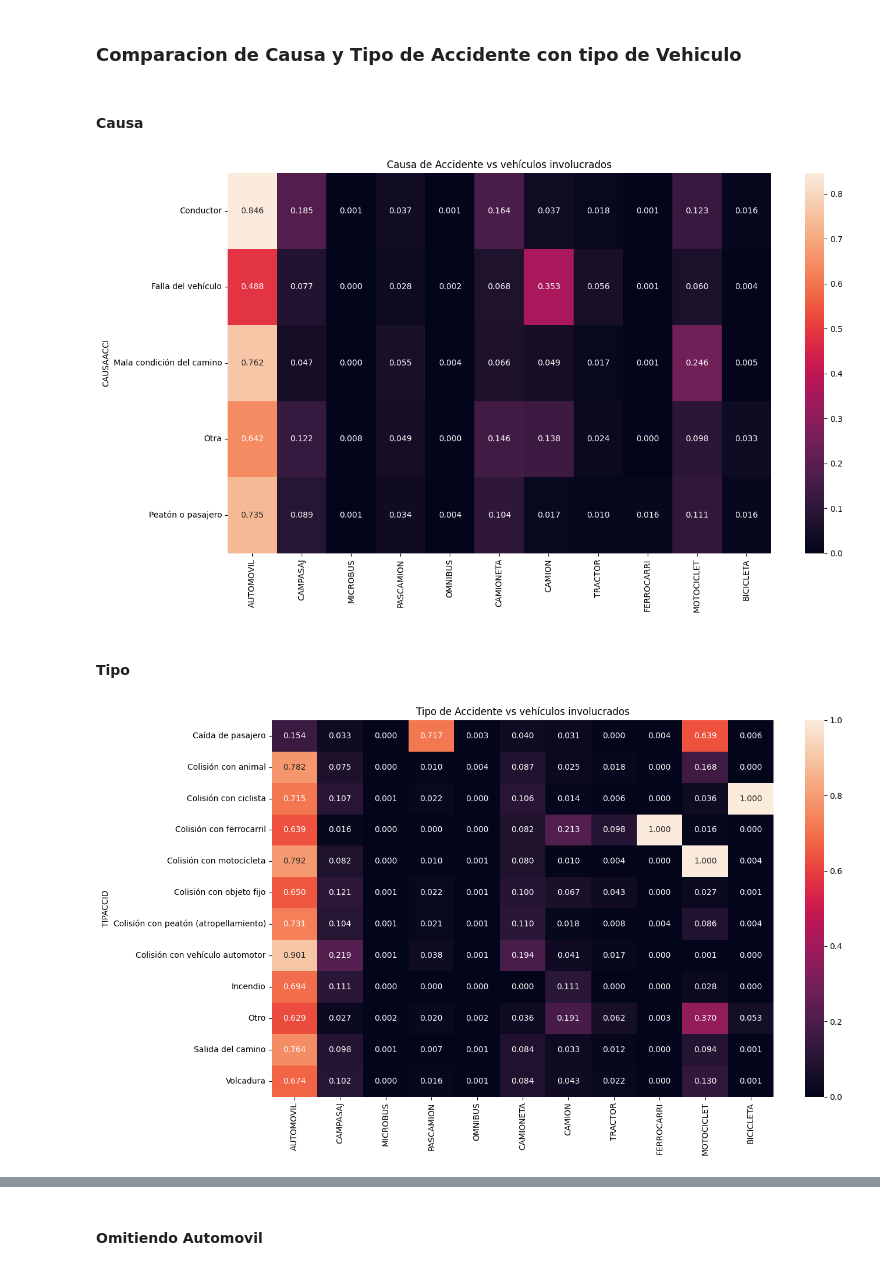
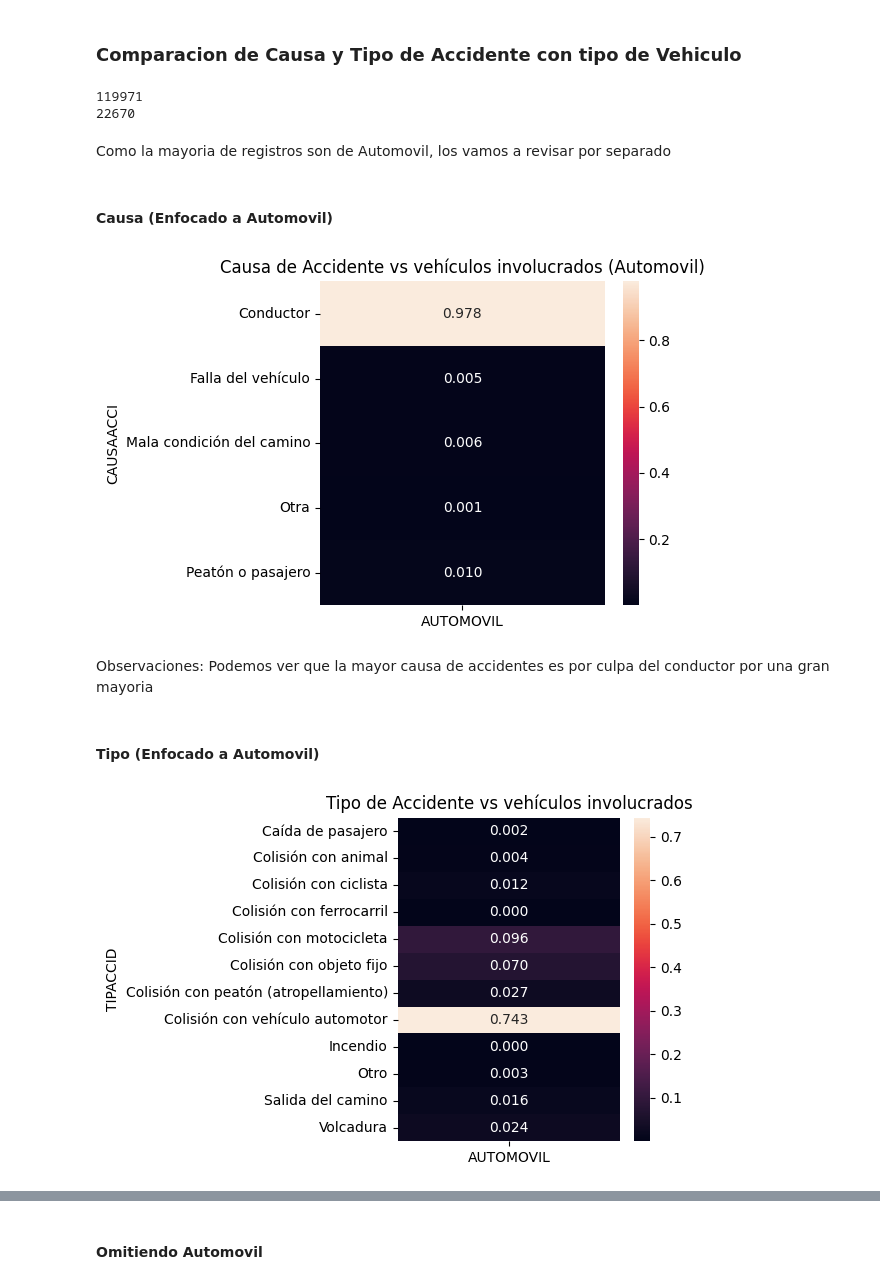
Before and after one commit to Mario-ACL/proyecto_ing_datos, a Jupyter notebook: notebooks/1.02-EDA-relations-1.ipynb, the cells around one changed output, grey strips where cells are left out. Drawn from its saved outputs; the diff is of its cells as text; code cells hidden in the pictures.

```diff
--- a/notebooks/1.02-EDA-relations-1.ipynb
+++ b/notebooks/1.02-EDA-relations-1.ipynb
@@ -180,0 +146,21 @@ for col in cat_cols:
+# %%
+cat_cols2 = [
+    'CAPAROD',
+    'SEXO',
+    'ALIENTO'
+]
+# Heatmaps
+for col in cat_cols2:
+
+    ct = pd.crosstab(
+        inegi_df['TIPACCID'],
+        inegi_df[col],
+        dropna=True,
+        normalize='columns'
+    )
+
+    plt.figure(figsize=(10, 6))
+    sns.heatmap(ct, annot=True, fmt=".3f")
+    plt.title(f"Tipo de accidente vs {col}")
+    plt.tight_layout()
+    plt.show()
@@ -182,17 +226,15 @@ for col in cat_cols:
 ### Observando relaciones con causa de accidente
 # %%
 # Columnas categóricas importantes
-cat_cols = [
+cat_cols3 = [
     'DIASEMANA',
-    'URBANA',
-    'SUBURBANA',
     'CAPAROD',
     'SEXO',
     'ALIENTO'
 ]
 
 # Heatmaps
-for col in cat_cols:
+for col in cat_cols3:
 
     ct = pd.crosstab(
         inegi_df['CAUSAACCI'],
@@ -216,11 +286,18 @@ for col in cat_cols:
 # %% [markdown]
 ### Comparacion de Causa y Tipo de Accidente con tipo de Vehiculo
+# %%
+print((inegi_df['AUTOMOVIL'] > 0).sum())
+print((inegi_df['AUTOMOVIL'] == 0).sum())
+# %% [output]
+119971
+22670
+# %% [markdown]
+Como la mayoria de registros son de Automovil, los vamos a revisar por separado
 # %% [markdown]
-#### Causa
+#### Causa (Enfocado a Automovil)
 # %%
 veh_cols = [
-    'AUTOMOVIL','CAMPASAJ','MICROBUS','PASCAMION','OMNIBUS',
-    'CAMIONETA','CAMION','TRACTOR','FERROCARRI','MOTOCICLET','BICICLETA'
+    'AUTOMOVIL'
 ]
 
 # Crear columnas binarias de participación
@@ -229,46 +306,49 @@ for col in veh_cols:
     veh_bin_df[col] = (veh_bin_df[col] > 0).astype(int)
 
 # Crosstab individual para cada tipo de vehículo
-plt.figure(figsize=(14, 8))
+plt.figure(figsize=(6, 4))
 heatmap_data = pd.DataFrame()
 
 for col in veh_cols:
     ct_temp = pd.crosstab(
         veh_bin_df['CAUSAACCI'],
         veh_bin_df[col],
-        normalize='index'
+        normalize='columns'
     )[1]  # Solo tomamos la columna que representa la presencia del vehículo
     heatmap_data[col] = ct_temp
 
 sns.heatmap(heatmap_data, annot=True, fmt=".3f")
-plt.title("Causa de Accidente vs vehículos involucrados")
+plt.title("Causa de Accidente vs vehículos involucrados (Automovil)")
 plt.tight_layout()
 plt.show()
 # %% [output]
-[figure, old version]
+[figure, new version]
+# %% [markdown]
+Observaciones:
+Podemos ver que la mayor causa de accidentes es por culpa del conductor por  una gran mayoria
 # %% [markdown]
-#### Tipo
+#### Tipo (Enfocado a Automovil)
 # %%
 # Crear columnas binarias de participación
 veh_bin_df = inegi_df.copy()
 for col in veh_cols:
     veh_bin_df[col] = (veh_bin_df[col] > 0).astype(int)
 
 # Crosstab individual para cada tipo de vehículo
-plt.figure(figsize=(14, 8))
+plt.figure(figsize=(6, 4))
 heatmap_data = pd.DataFrame()
 
 for col in veh_cols:
     ct_temp = pd.crosstab(
         veh_bin_df['TIPACCID'],
         veh_bin_df[col],
-        normalize='index'
+        normalize='columns'
     )[1]  # Solo tomamos la columna que representa la presencia del vehículo
     heatmap_data[col] = ct_temp
 
 sns.heatmap(heatmap_data, annot=True, fmt=".3f")
 plt.title("Tipo de Accidente vs vehículos involucrados")
 plt.tight_layout()
 plt.show()
 # %% [output]
-[figure, old version]
+[figure, new version]
```
Also changed, not shown: parts of 15 cells of this notebook, 1 other file.
